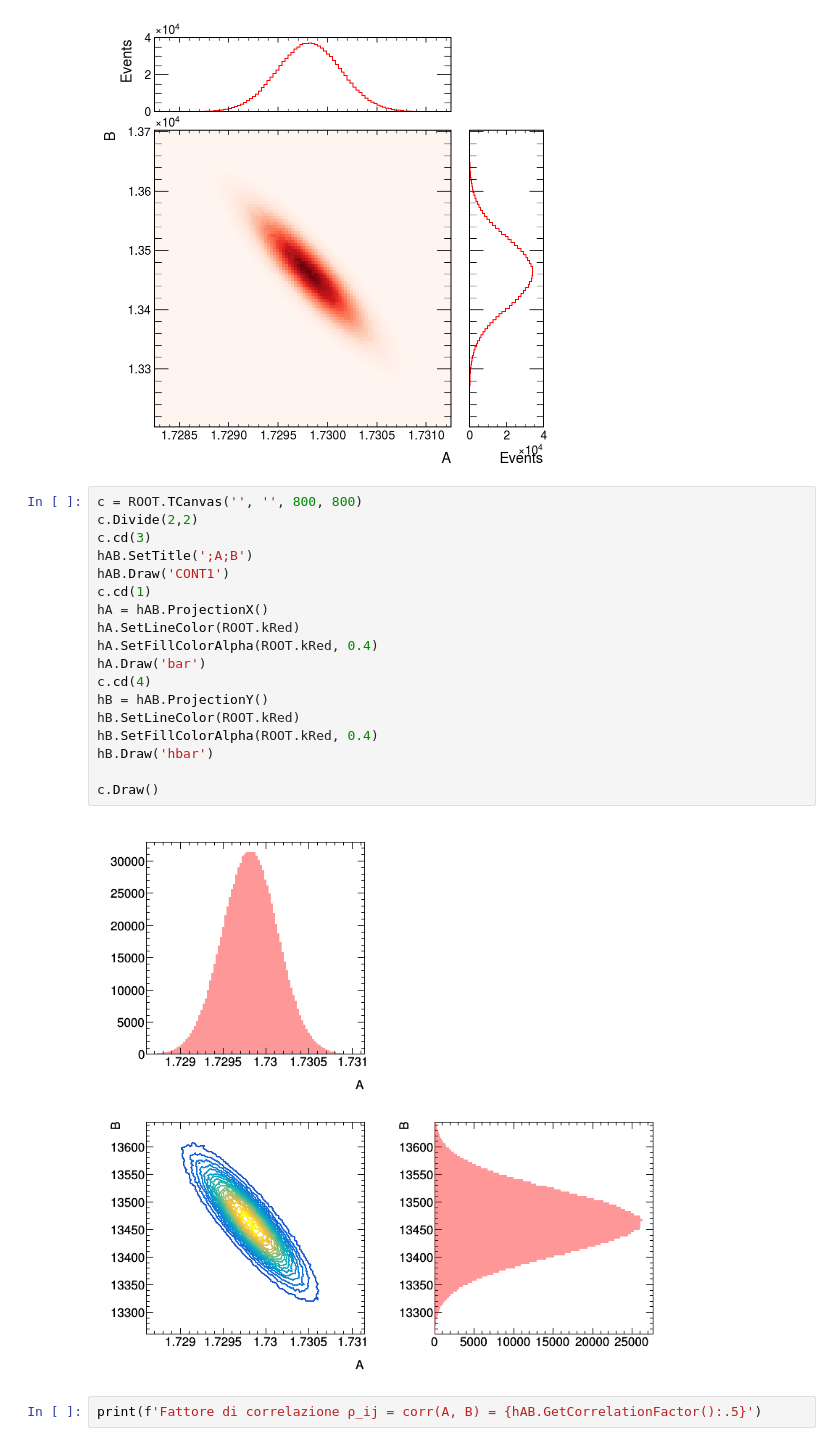
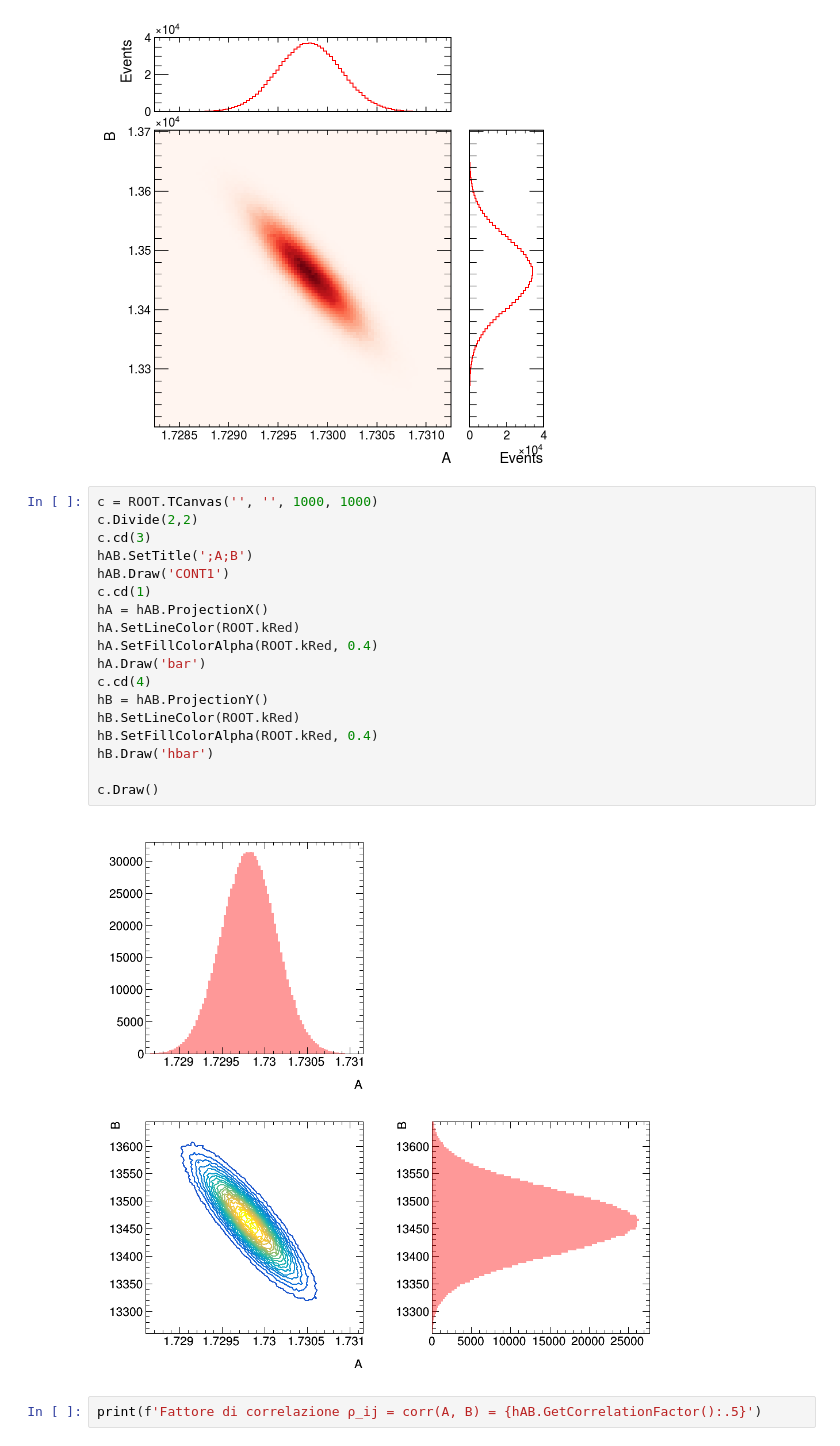
Before and after one commit to mattiasotgia/E6_sim_prism, a Jupyter notebook: mthd_test_MC.ipynb, the cells around one changed output. Saved outputs shown, nothing was run; the diff lists cells and outputs as text.

```diff
--- a/mthd_test_MC.ipynb
+++ b/mthd_test_MC.ipynb
@@ -137,25 +137,25 @@ ax_x.set_xlabel('')
 Text(1, 0, '')
 [figure]
 # %%
-c = ROOT.TCanvas('', '', 800, 800)
+c = ROOT.TCanvas('', '', 1000, 1000)
 c.Divide(2,2)
 c.cd(3)
 hAB.SetTitle(';A;B')
 hAB.Draw('CONT1')
 c.cd(1)
 hA = hAB.ProjectionX()
 hA.SetLineColor(ROOT.kRed)
 hA.SetFillColorAlpha(ROOT.kRed, 0.4)
 hA.Draw('bar')
 c.cd(4)
 hB = hAB.ProjectionY()
 hB.SetLineColor(ROOT.kRed)
 hB.SetFillColorAlpha(ROOT.kRed, 0.4)
 hB.Draw('hbar')
 
 c.Draw()
 # %% [output]
-[figure, old version]
+[figure, new version]
 # %%
 print(f'Fattore di correlazione ρ_ij = corr(A, B) = {hAB.GetCorrelationFactor():.5}')
 # %% [output]
```
Also changed, not shown: parts of 3 cells of this notebook, 2 other files.
